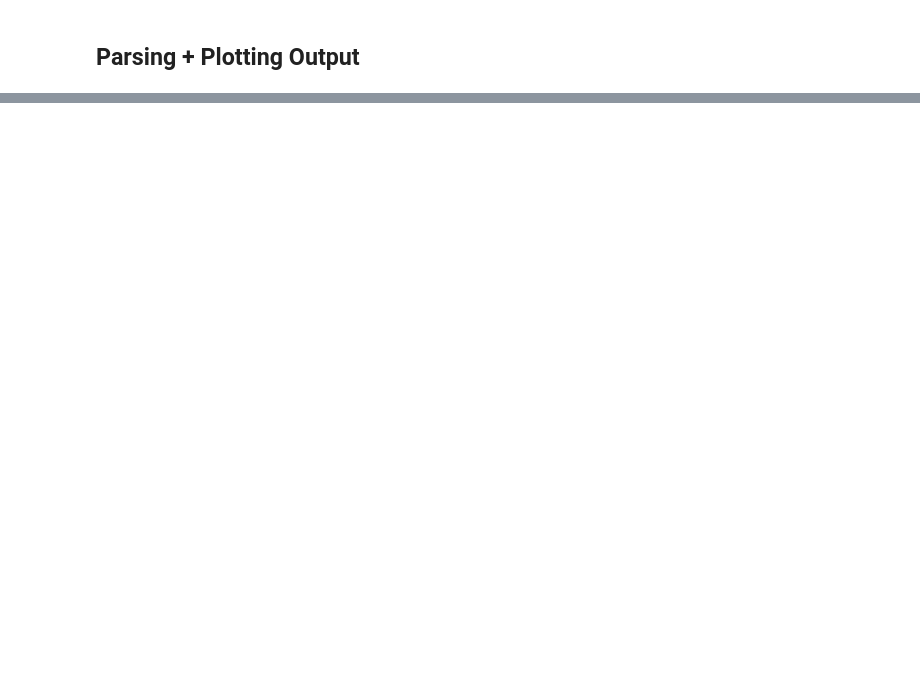
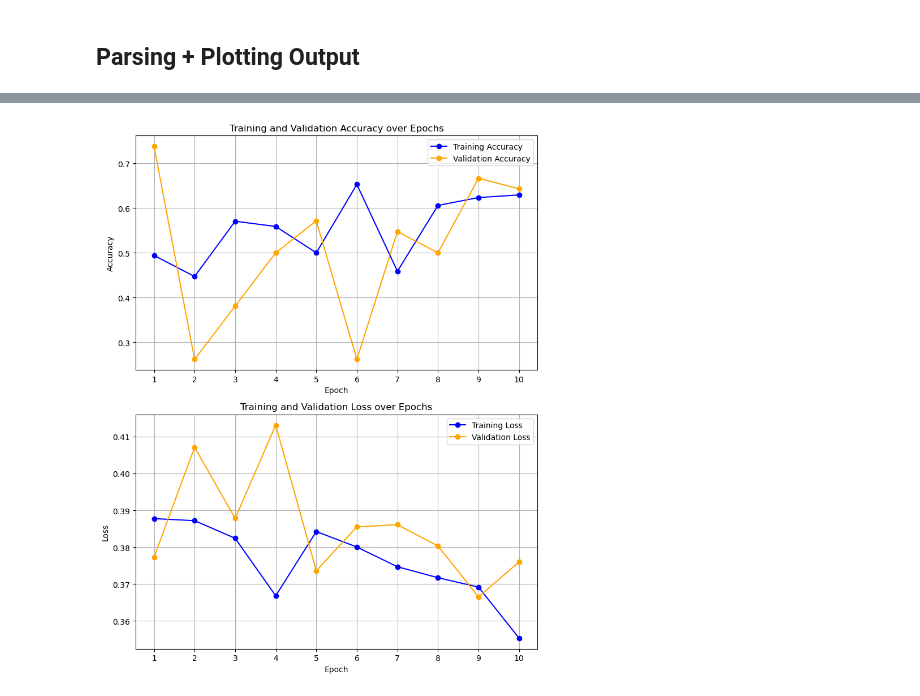
Before and after one commit to edwin-ma26/mama-mia-seg-qc, a Jupyter notebook: models.ipynb, the cells around one changed output, grey strips where cells are left out. Drawn from its saved outputs; the diff is of its cells as text; code cells hidden in the pictures; blank space fills up the shorter version.

```diff
--- a/models.ipynb
+++ b/models.ipynb
@@ -270,0 +1026,74 @@ plt.show()
+# %%
+import re
+import matplotlib.pyplot as plt
+from collections import defaultdict
+
+# Load log text
+log_path = "output_11974900.txt"
+with open(log_path, "r") as file:
+    log_text = file.read()
+
+# --- Extract validation accuracy and loss ---
+val_acc_pattern = r"\[VAL\]\[Epoch (\d+)\] Loss: ([\d\.]+) \| Accuracy: ([\d\.]+)"
+val_matches = re.findall(val_acc_pattern, log_text)
+val_epochs = [int(e) for e, _, _ in val_matches]
+val_losses = [float(l) for _, l, _ in val_matches]
+val_accs = [float(a) for _, _, a in val_matches]
+
+# --- Extract training predictions + compute accuracy ---
+train_pattern = r"\[TRAIN\]\[Epoch (\d+)\]\[Batch \d+\] Loss: ([\d\.]+) \| Preds: \[([\d\. ]+)\] \| Targets: \[([\d\. ]+)\]"
+train_matches = re.findall(train_pattern, log_text)
+
+train_correct = defaultdict(int)
+train_total = defaultdict(int)
+train_loss_sum = defaultdict(float)
+train_loss_count = defaultdict(int)
+
+for epoch_str, loss_str, preds_str, targets_str in train_matches:
+    epoch = int(epoch_str)
+    loss = float(loss_str)
+    preds = list(map(float, preds_str.strip().split()))
+    targets = list(map(float, targets_str.strip().split()))
+
+    preds_binary = [1 if p >= 0.5 else 0 for p in preds]
+    targets_binary = [int(t) for t in targets]
+
+    correct = sum(p == t for p, t in zip(preds_binary, targets_binary))
+    total = len(targets_binary)
+
+    train_correct[epoch] += correct
+    train_total[epoch] += total
+    train_loss_sum[epoch] += loss
+    train_loss_count[epoch] += 1
+
+train_epochs = sorted(train_correct.keys())
+train_accs = [train_correct[e] / train_total[e] for e in train_epochs]
+train_losses = [train_loss_sum[e] / train_loss_count[e] for e in train_epochs]
+
+# --- Plotting ---
+fig, axs = plt.subplots(2, 1, figsize=(8, 10))
+
+# Accuracy Plot
+axs[0].plot(train_epochs, train_accs, marker="o", label="Training Accuracy", color="blue")
+axs[0].plot(val_epochs, val_accs, marker="o", label="Validation Accuracy", color="orange")
+axs[0].set_title("Training and Validation Accuracy over Epochs")
+axs[0].set_xlabel("Epoch")
+axs[0].set_ylabel("Accuracy")
+axs[0].set_xticks(train_epochs)
+axs[0].grid(True)
+axs[0].legend()
+
+# Loss Plot
+axs[1].plot(train_epochs, train_losses, marker="o", label="Training Loss", color="blue")
+axs[1].plot(val_epochs, val_losses, marker="o", label="Validation Loss", color="orange")
+axs[1].set_title("Training and Validation Loss over Epochs")
+axs[1].set_xlabel("Epoch")
+axs[1].set_ylabel("Loss")
+axs[1].set_xticks(train_epochs)
+axs[1].grid(True)
+axs[1].legend()
+
+plt.tight_layout()
+plt.show()
+# %% [output]
+[figure, added]
```
Also changed, not shown: parts of 9 cells of this notebook, 1 other file.
